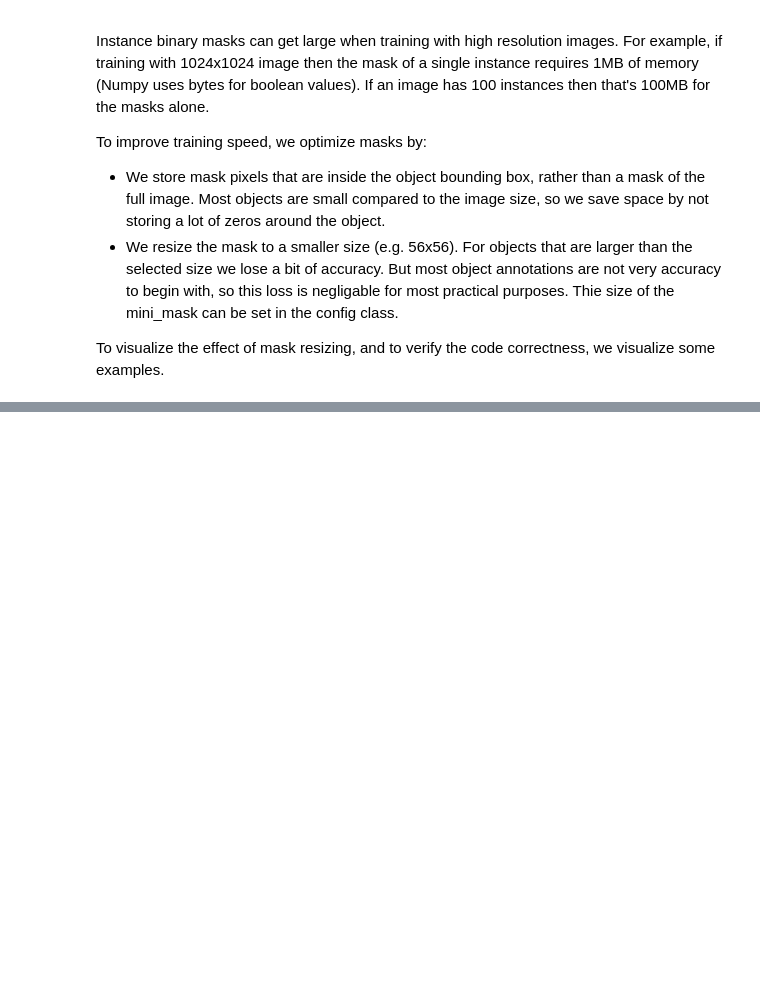
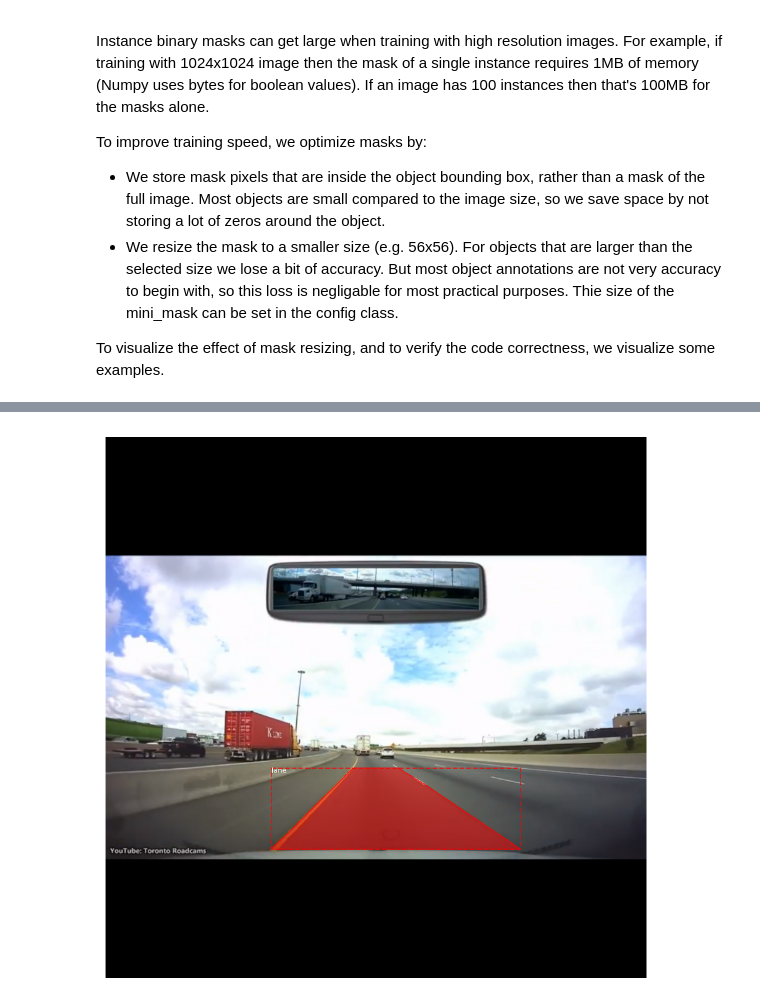
Before and after one commit to Pratham1807/Mask_RCNN, a Jupyter notebook: samples/lane/inspect_lane_data.ipynb, the cells around one changed output, grey strips where cells are left out. Cells and saved outputs as stored; diff of their text form; code cells hidden in the pictures; blank space fills up the shorter version.

```diff
--- a/samples/lane/inspect_lane_data.ipynb
+++ b/samples/lane/inspect_lane_data.ipynb
@@ -169,0 +186,4 @@ image, image_meta, class_ids, bbox, mask = modellib.load_image_gt(
+# %%
+visualize.display_instances(image, bbox, mask, class_ids, dataset.class_names)
+# %% [output]
+[figure, added]
```
Also changed, not shown: parts of 25 cells of this notebook.
